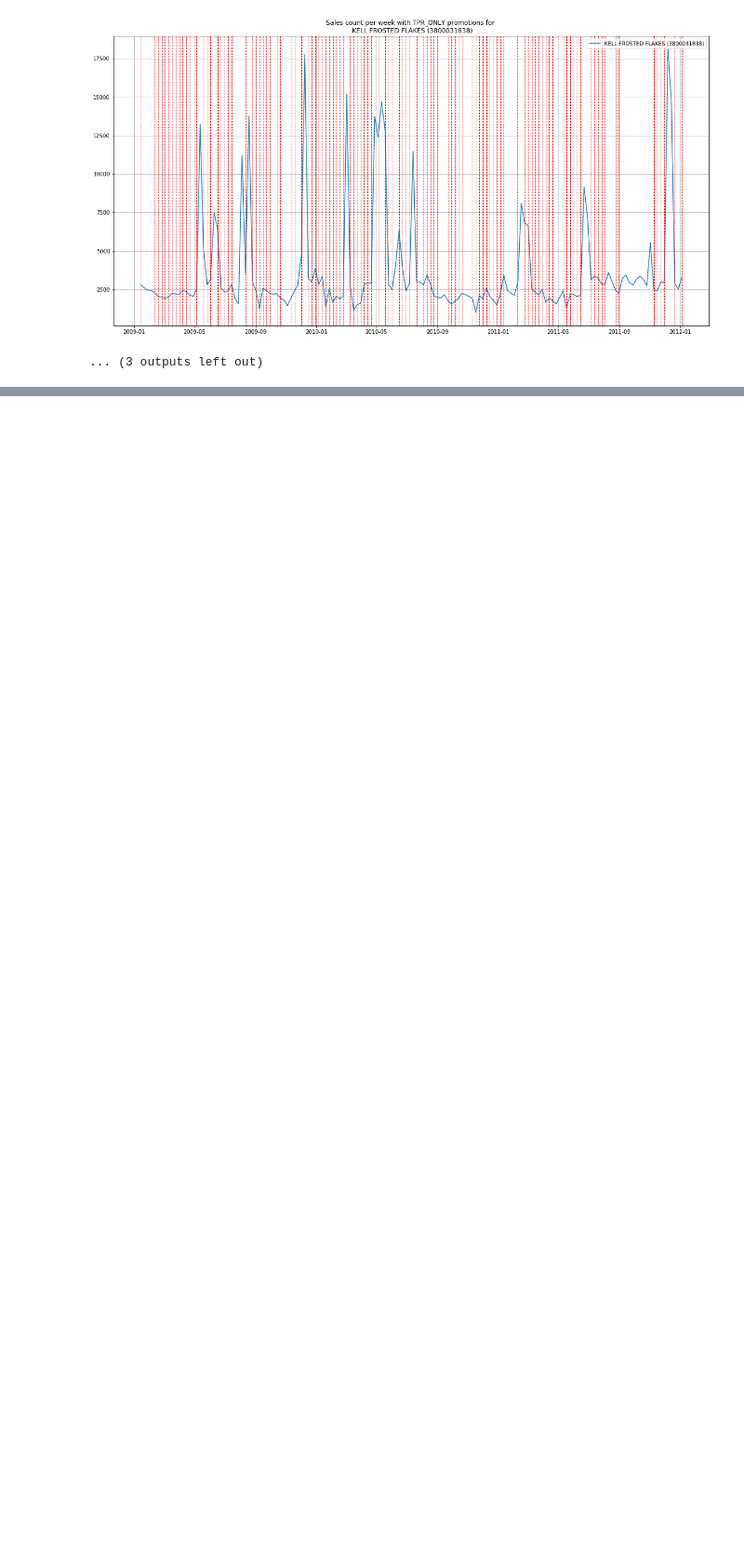
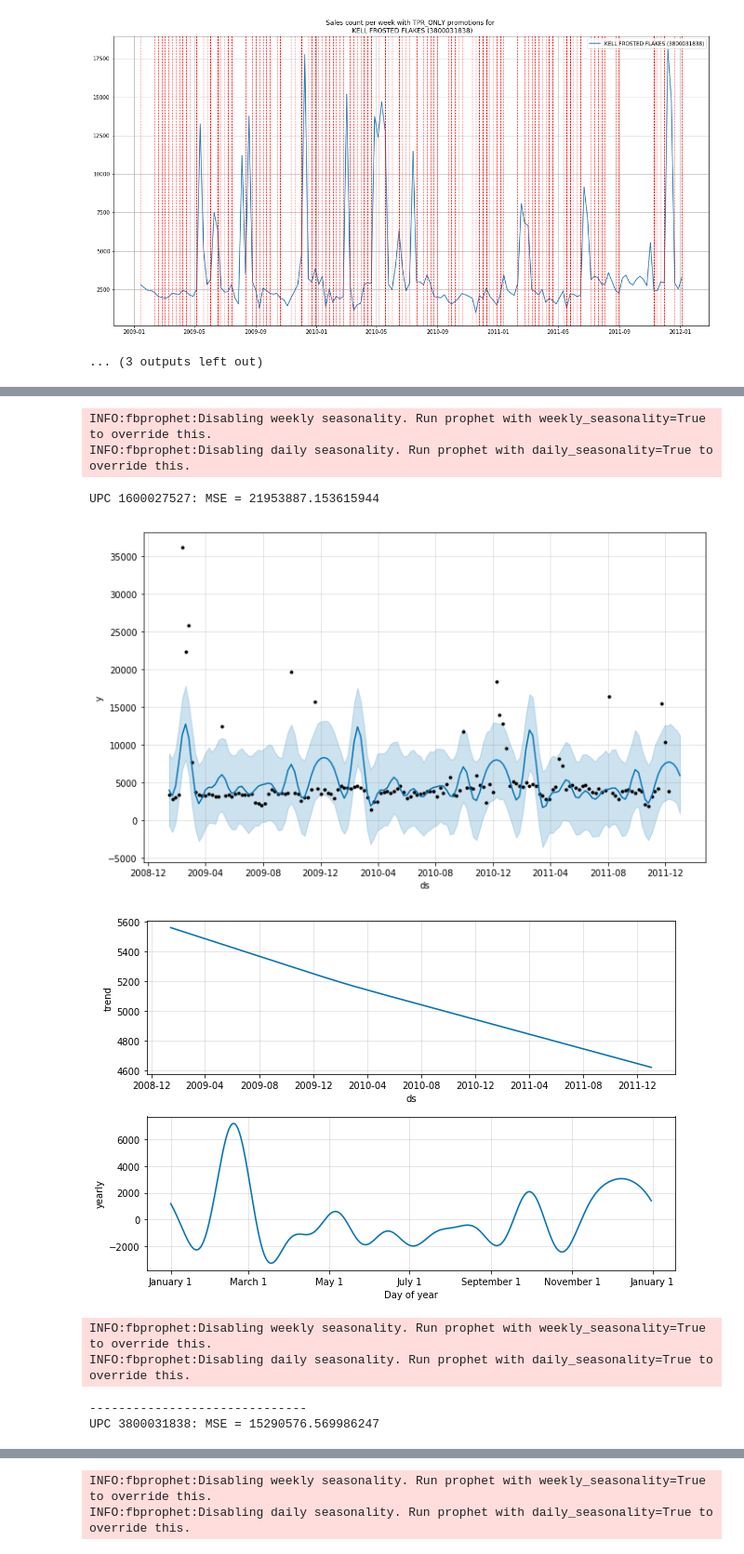
Before and after one commit to rmitsch/univie-business-intelligence, a Jupyter notebook: exercises/3/Exercise 3.ipynb, the cells around one changed output, grey strips where cells are left out. Shown at 93% size. Saved outputs shown, nothing was run; the diff lists cells and outputs as text; code cells hidden in the pictures; blank space fills up the shorter version.

```diff
--- a/exercises/3/Exercise 3.ipynb
+++ b/exercises/3/Exercise 3.ipynb
@@ -130,0 +142,31 @@ for column in ("FEATURE", "DISPLAY", "TPR_ONLY"):
+# %%
+salescount_by_week = utils.compute_salescount_per_week(transactions, set(top5_prods_by_sales.index.values))
+
+for ix in top5_prods_by_sales.index.values:
+    # Split in train and test set..
+    base_df = salescount_by_week.loc[ix].reset_index().rename(columns={"WEEK_END_DATE": "ds", "UNITS": "y"})
+    split_date = base_df.max()["ds"] - pd.Timedelta(4, unit='w')
+    train_set = base_df[base_df.ds <= split_date]
+    test_set = base_df[base_df.ds > split_date]
+
+    with utils.suppress_stdout_stderr():
+        proph = Prophet()
+        proph.fit(train_set)
+        future = proph.make_future_dataframe(periods=4, freq="W")
+        forecast = proph.predict(future)
+
+    print(f"UPC {ix}: MSE = {np.mean(np.power(test_set.y - forecast.yhat.tail(4), 2))}")
+    proph.plot(forecast)
+    proph.plot_components(forecast)
+    plt.show()
+    print("-" * 30)
+# %% [output]
+INFO:fbprophet:Disabling weekly seasonality. Run prophet with weekly_seasonality=True to override this.
+INFO:fbprophet:Disabling daily seasonality. Run prophet with daily_seasonality=True to override this.
+UPC 1600027527: MSE = 21953887.153615944
+[figure, added]
+[figure, added]
+INFO:fbprophet:Disabling weekly seasonality. Run prophet with weekly_seasonality=True to override this.
+INFO:fbprophet:Disabling daily seasonality. Run prophet with daily_seasonality=True to override this.
+------------------------------
+UPC 3800031838: MSE = 15290576.569986247
@@ -130,0 +175,2 @@ for column in ("FEATURE", "DISPLAY", "TPR_ONLY"):
+INFO:fbprophet:Disabling weekly seasonality. Run prophet with weekly_seasonality=True to override this.
+INFO:fbprophet:Disabling daily seasonality. Run prophet with daily_seasonality=True to override this.
```
Also changed, not shown: parts of 28 cells of this notebook, 3 other files.
